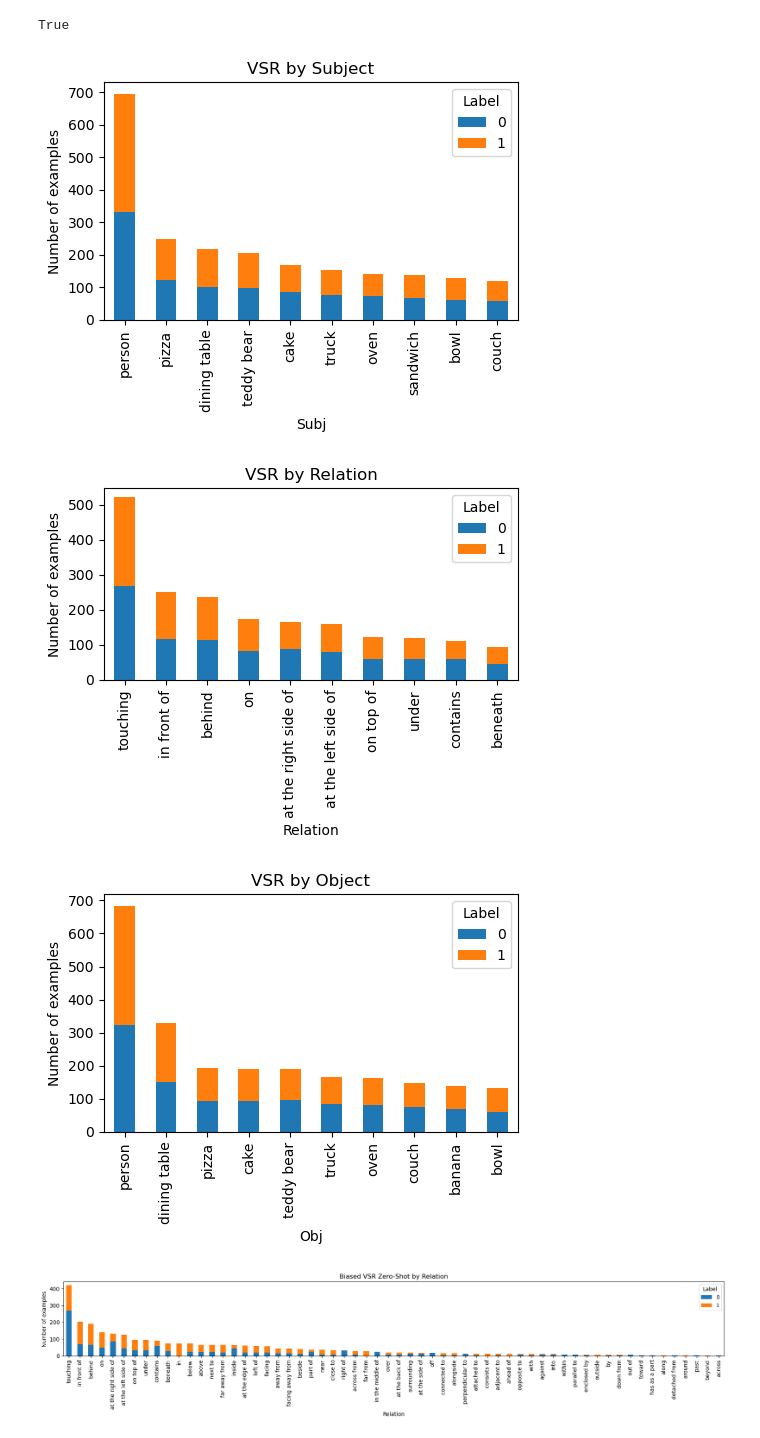
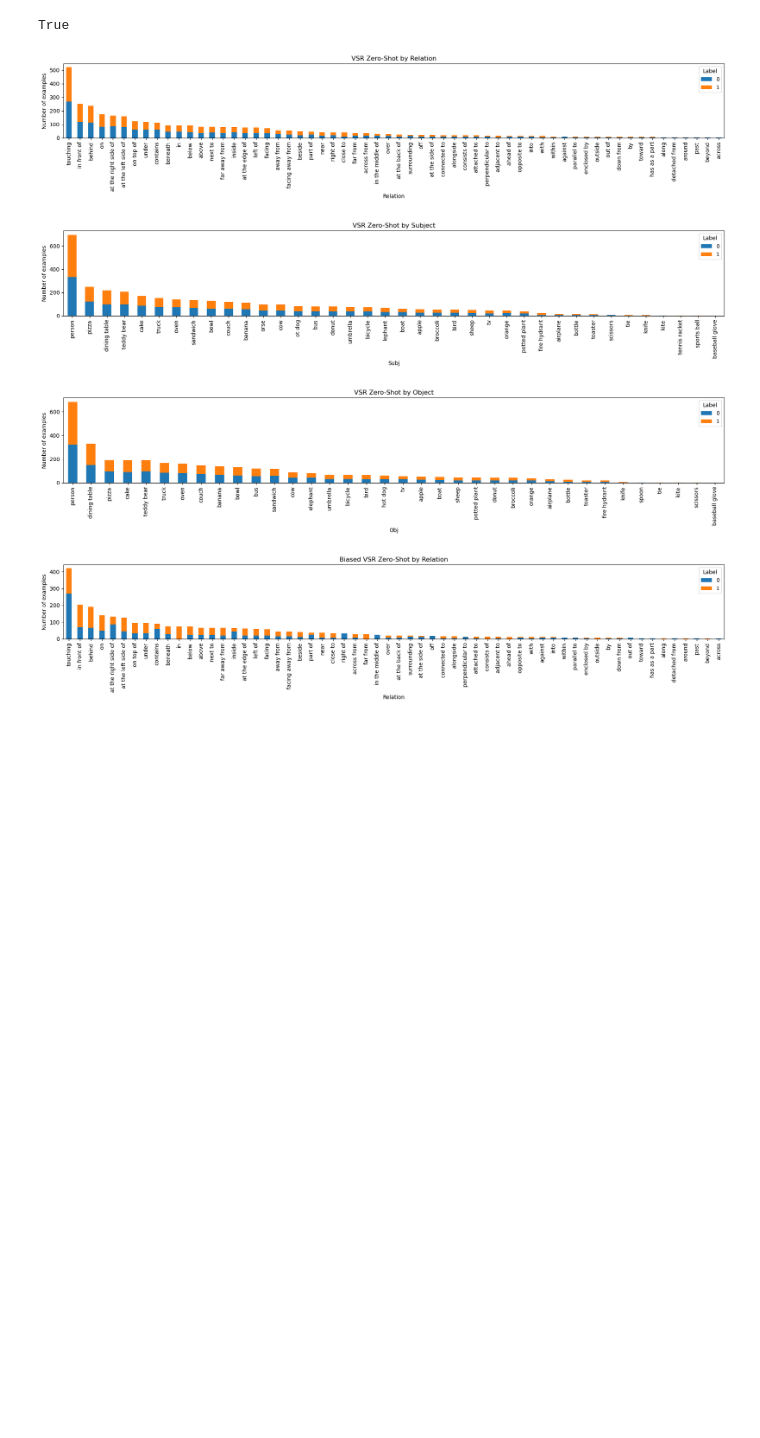
Before and after one commit to Jakhongir0103/VLM-R1, a Jupyter notebook: notebooks/Bias Project/VSR Bias/Bias Testing.ipynb, the cells around one changed output. Drawn from its saved outputs; the diff is of its cells as text; code cells hidden in the pictures; blank space fills up the shorter version.

```diff
--- a/notebooks/Bias Project/VSR Bias/Bias Testing.ipynb
+++ b/notebooks/Bias Project/VSR Bias/Bias Testing.ipynb
@@ -27,7 +27,7 @@ True
 ds = load_dataset("cambridgeltl/vsr_zeroshot")
 df = ds["train"].to_pandas()
 # %%
-def plot_stacked_bar(df, group_col, label_col='label', title='', figsize=(5,4), show=True):
+def plot_stacked_bar(df, group_col, label_col='label', title='', figsize=(18,4)):
     """
     Plot a stacked bar chart grouping by `group_col` and splitting by `label_col`.
     """
@@ -38,11 +38,6 @@ def plot_stacked_bar(df, group_col, label_col='label', title='', figsize=(5,4),
         .unstack(fill_value=0)
     )
     data['total'] = data.sum(axis=1)
-
-    # Keep only the top 10 groups
-    top_groups = data['total'].nlargest(10).index
-    data = data.loc[top_groups]
-
     data = data.sort_values('total', ascending=False).drop(columns='total')
 
     ax = data.plot(kind='bar', stacked=True, figsize=figsize)
@@ -52,8 +47,7 @@ def plot_stacked_bar(df, group_col, label_col='label', title='', figsize=(5,4),
     ax.legend(title="Label", labels=[str(l) for l in data.columns])
     plt.xticks(rotation=90)
     plt.tight_layout()
-    if show:
-        plt.show()
+    plt.show()
 
 
 def undersample_by_relation(df, keep_ratio=0.8, seed=42):
@@ -96,14 +90,13 @@ def test_bias_significance(df, feature_col='relation', label_col='label'):
     return N, k, res.pvalue
 # %%
 # Initial distribution plots
-
-plot_stacked_bar(df, 'subj',     title="VSR by Subject")
-plot_stacked_bar(df, 'relation', title="VSR by Relation")
-plot_stacked_bar(df, 'obj',      title="VSR by Object")
+plot_stacked_bar(df, 'relation', title="VSR Zero-Shot by Relation")
+plot_stacked_bar(df, 'subj',     title="VSR Zero-Shot by Subject")
+plot_stacked_bar(df, 'obj',      title="VSR Zero-Shot by Object")
 # %% [output]
-[figure, old version]
+[figure, new version]
-[figure, old version]
+[figure, new version]
-[figure, old version]
+[figure, new version]
 # %%
 # Under-sample to bias certain relations
 df_biased = undersample_by_relation(df, keep_ratio=0.6)
```
Also changed, not shown: 22 other files.
